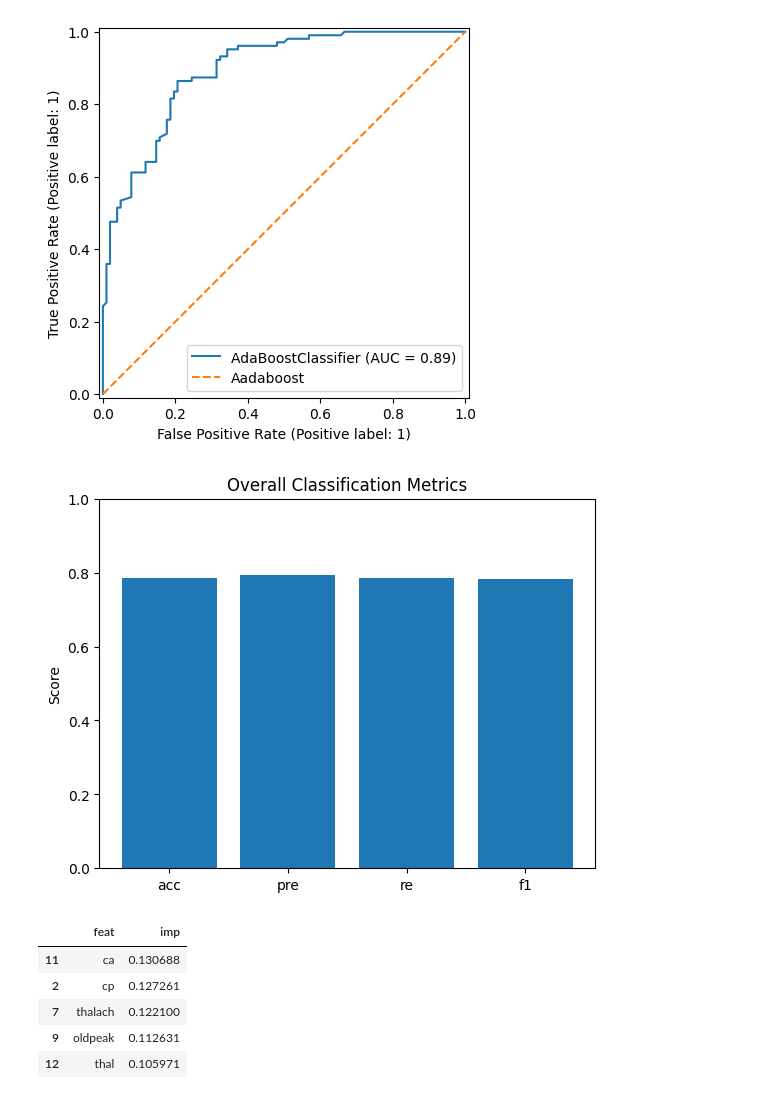
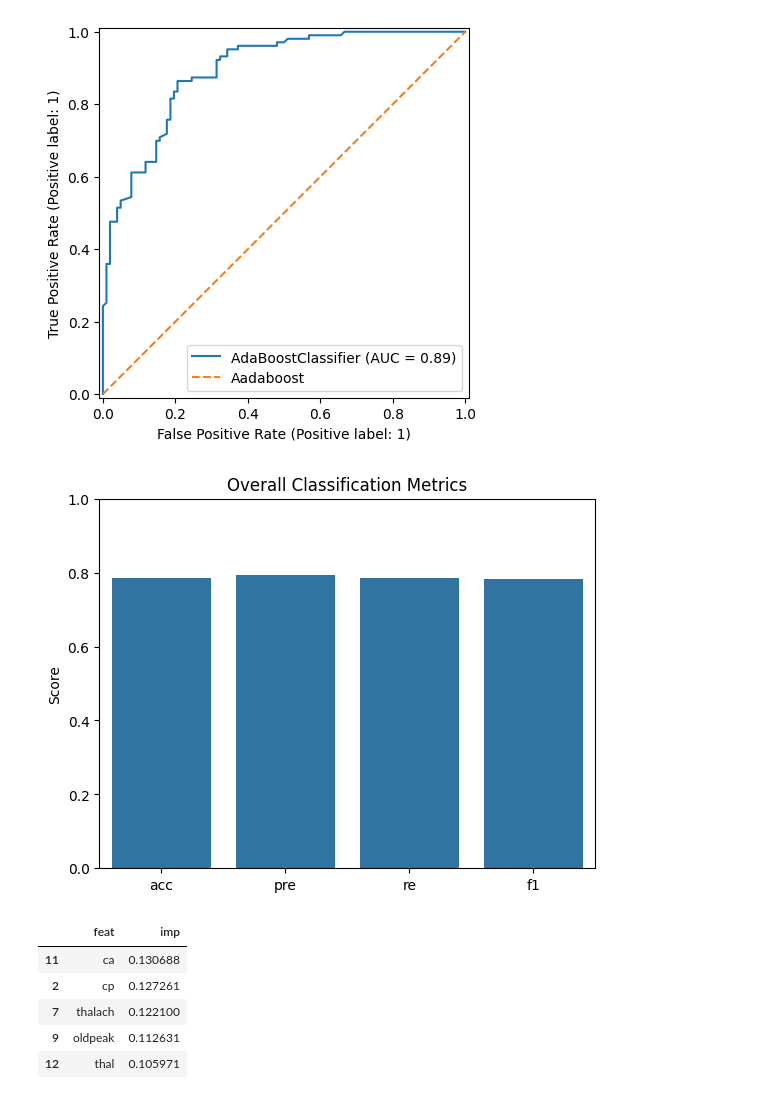
Before and after one commit to sreekumar2003/DSML_Lab, a Jupyter notebook: final exam/Random forest/pro1.ipynb, the cells around one changed output. Saved outputs shown, nothing was run; the diff lists cells and outputs as text; code cells hidden in the pictures.

```diff
--- a/final exam/Random forest/pro1.ipynb
+++ b/final exam/Random forest/pro1.ipynb
@@ -155,14 +155,15 @@ pf1 =  cr2['weighted avg']['f1-score']
 # %%
 metrics = ['acc','pre','re','f1']
 values = [pacc,pper,prec,pf1]
 
-plt.bar(metrics,values)
+# plt.bar(metrics,values)
+sns.barplot(x=metrics,y=values)
 plt.ylim(0, 1)
 plt.title('Overall Classification Metrics')
 plt.ylabel('Score')
 plt.show()
 # %% [output]
-[figure, old version]
+[figure, new version]
 # %%
 fi = model1.feature_importances_
 f = x.columns
```
Also changed, not shown: 5 other files.
